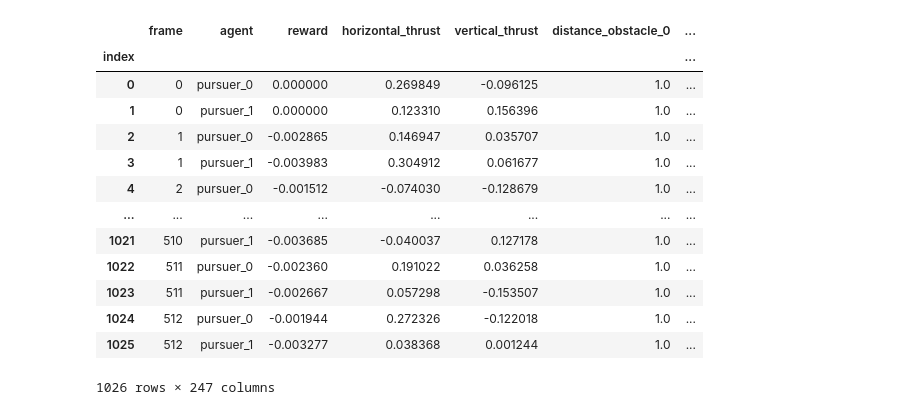
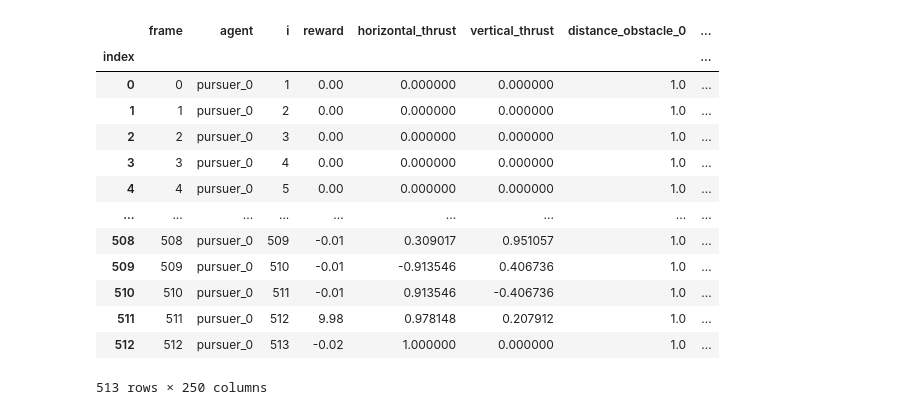
Before and after one commit to TheMikeste1/CS6640-Waterworld, a Jupyter notebook: temp.ipynb, the cells around one changed output. Cells and saved outputs as stored; diff of their text form; code cells hidden in the pictures.

```diff
--- a/temp.ipynb
+++ b/temp.ipynb
@@ -5,4 +14,4 @@ import seaborn as sns
 # %%
-df_run = pd.read_csv("obs.csv", index_col=0)
+df_run = pd.read_csv("dataframes/single_controls_agent.csv", index_col=0)
 df_run
 # %% [output]
@@ -21,0 +31,26 @@ df_run
+# %%
+def parse_actions(row):
+    actions = row["action"]
+    action0, action1 = actions[1:-1].split()
+    return float(action0), float(action1)
+# %%
+def parse_state(row):
+    state = row["state"]
+    return tuple(map(float, state[1:-1].split()))
+# %%
+df_run[["action0", "action1"]] = df_run.apply(parse_actions, axis=1, result_type="expand")
+out = df_run.apply(parse_state, axis=1, result_type="expand")
+
+n_sensors = (len(out.columns) - 2) / 8
+assert n_sensors == int(n_sensors), f"Unable to calculate number of sensors! Got {n_sensors}"
+n_sensors = int(n_sensors)
+
+cols = {c: f"obs{c}" for c in out.columns}
+out = out.rename(columns=cols)
+df_run = pd.concat([df_run, out], axis=1)
+
+del out, cols
+
+print(f"Found {n_sensors} sensors")
+df_run = df_run.drop(columns=["state", "action"])
+df_run
@@ -74,46 +124,51 @@ renames = {
     "action1": "vertical_thrust"
 }
 
-n_sensors = 30
 for obs in filter(lambda c: c.startswith("obs"), df_run.columns):
     num = int(obs[3:])
     new_name = None
     if num < n_sensors:
         new_name = f"distance_obstacle_{num}"
     elif num < n_sensors * 2:
         new_name = f"distance_barrier_{num - n_sensors}"
     elif num < n_sensors * 3:
         new_name = f"distance_food_{num - n_sensors * 2}"
     elif num < n_sensors * 4:
         new_name = f"speed_food_{num - n_sensors * 3}"
     elif num < n_sensors * 5:
         new_name = f"distance_poison_{num - n_sensors * 4}"
     elif num < n_sensors * 6:
         new_name = f"speed_poison_{num - n_sensors * 5}"
     elif num < n_sensors * 7:
         new_name = f"distance_pursuer_{num - n_sensors * 6}"
     elif num < n_sensors * 8:
         new_name = f"speed_pursuer_{num - n_sensors * 7}"
     elif num == n_sensors * 8:
         new_name = "collision_food"
     elif num == n_sensors * 8 + 1:
         new_name = "collision_poison"
     assert new_name is not None
     renames[obs] = new_name
 df_run = df_run.rename(columns=renames)
+
+df_run["total_thrust"] = np.sqrt(df_run["horizontal_thrust"]**2 + df_run["vertical_thrust"]**2)
+
+# Cumulative Rewards
+df_run["cumulative_reward"] = df_run.groupby(by=["agent"])["reward"].cumsum()
+
 df_run
 # %% [output]
-|  | frame | agent | reward | horizontal_thrust | vertical_thrust | distance_obstacle_0 | ... |
-| index |  |  |  |  |  |  | ... |
-| 0 | 0 | pursuer_0 | 0.000000 | 0.269849 | -0.096125 | 1.0 | ... |
-| 1 | 0 | pursuer_1 | 0.000000 | 0.123310 | 0.156396 | 1.0 | ... |
-| 2 | 1 | pursuer_0 | -0.002865 | 0.146947 | 0.035707 | 1.0 | ... |
-| 3 | 1 | pursuer_1 | -0.003983 | 0.304912 | 0.061677 | 1.0 | ... |
-| 4 | 2 | pursuer_0 | -0.001512 | -0.074030 | -0.128679 | 1.0 | ... |
-| ... | ... | ... | ... | ... | ... | ... | ... |
-| 1021 | 510 | pursuer_1 | -0.003685 | -0.040037 | 0.127178 | 1.0 | ... |
-| 1022 | 511 | pursuer_0 | -0.002360 | 0.191022 | 0.036258 | 1.0 | ... |
-| 1023 | 511 | pursuer_1 | -0.002667 | 0.057298 | -0.153507 | 1.0 | ... |
-| 1024 | 512 | pursuer_0 | -0.001944 | 0.272326 | -0.122018 | 1.0 | ... |
-| 1025 | 512 | pursuer_1 | -0.003277 | 0.038368 | 0.001244 | 1.0 | ... |
+|  | frame | agent | i | reward | horizontal_thrust | vertical_thrust | distance_obstacle_0 | ... |
+| index |  |  |  |  |  |  |  | ... |
+| 0 | 0 | pursuer_0 | 1 | 0.00 | 0.000000 | 0.000000 | 1.0 | ... |
+| 1 | 1 | pursuer_0 | 2 | 0.00 | 0.000000 | 0.000000 | 1.0 | ... |
+| 2 | 2 | pursuer_0 | 3 | 0.00 | 0.000000 | 0.000000 | 1.0 | ... |
+| 3 | 3 | pursuer_0 | 4 | 0.00 | 0.000000 | 0.000000 | 1.0 | ... |
+| 4 | 4 | pursuer_0 | 5 | 0.00 | 0.000000 | 0.000000 | 1.0 | ... |
+| ... | ... | ... | ... | ... | ... | ... | ... | ... |
+| 508 | 508 | pursuer_0 | 509 | -0.01 | 0.309017 | 0.951057 | 1.0 | ... |
+| 509 | 509 | pursuer_0 | 510 | -0.01 | -0.913546 | 0.406736 | 1.0 | ... |
+| 510 | 510 | pursuer_0 | 511 | -0.01 | 0.913546 | -0.406736 | 1.0 | ... |
+| 511 | 511 | pursuer_0 | 512 | 9.98 | 0.978148 | 0.207912 | 1.0 | ... |
+| 512 | 512 | pursuer_0 | 513 | -0.02 | 1.000000 | 0.000000 | 1.0 | ... |
-1026 rows × 247 columns
+513 rows × 250 columns
```
Also changed, not shown: parts of 16 cells of this notebook, 3 other files.
